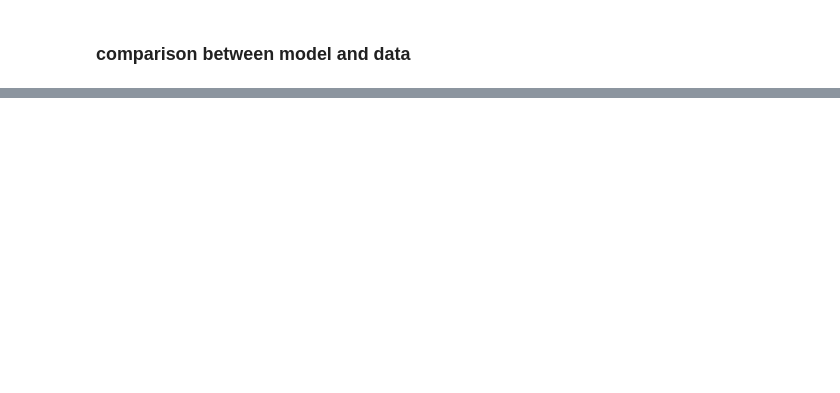
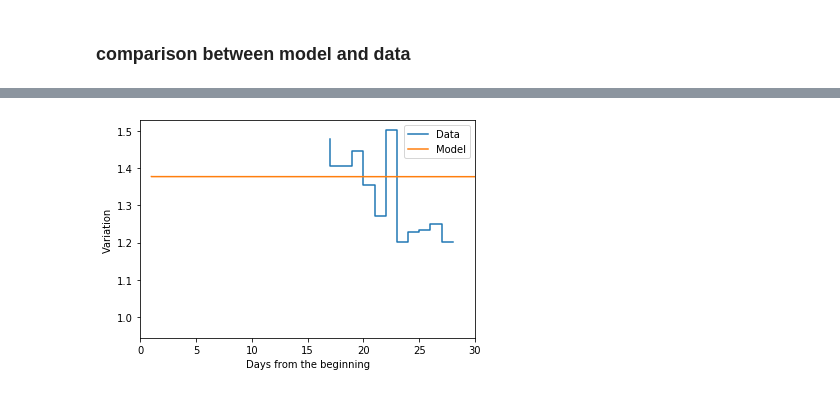
Before and after one commit to apalladi/datascienceprojects, a Jupyter notebook: covid19/SIR.ipynb, the cells around one changed output, grey strips where cells are left out. Drawn from its saved outputs; the diff is of its cells as text; code cells hidden in the pictures; blank space fills up the shorter version.

```diff
--- a/covid19/SIR.ipynb
+++ b/covid19/SIR.ipynb
@@ -108,0 +114,27 @@ plt.show()
+# %%
+# percentage variation of the contaminted people, compared to the previous day
+
+
+# data increment
+incremento=[]
+
+for i in range(3,len(ydata)):
+    incremento.append(ydata[i]/ydata[i-1])
+
+
+# sir increment
+incr_SIR=[]
+
+for i in range(len(i_vec)-1):
+    incr_SIR.append(i_vec[i+1]/i_vec[i])
+
+plt.step(xdata[xdata>=3]+14,incremento,label='Data')
+plt.step(t[1:],incr_SIR,label='Model')
+plt.xlabel('Days from the beginning')
+plt.ylabel('Variation')
+plt.xlim(0,30)
+plt.legend()
+plt.savefig('first_derivative_SIR.png',dpi=300)
+plt.show()
+# %% [output]
+[figure, added]
```
Also changed, not shown: parts of 4 cells of this notebook, 15 other files.
